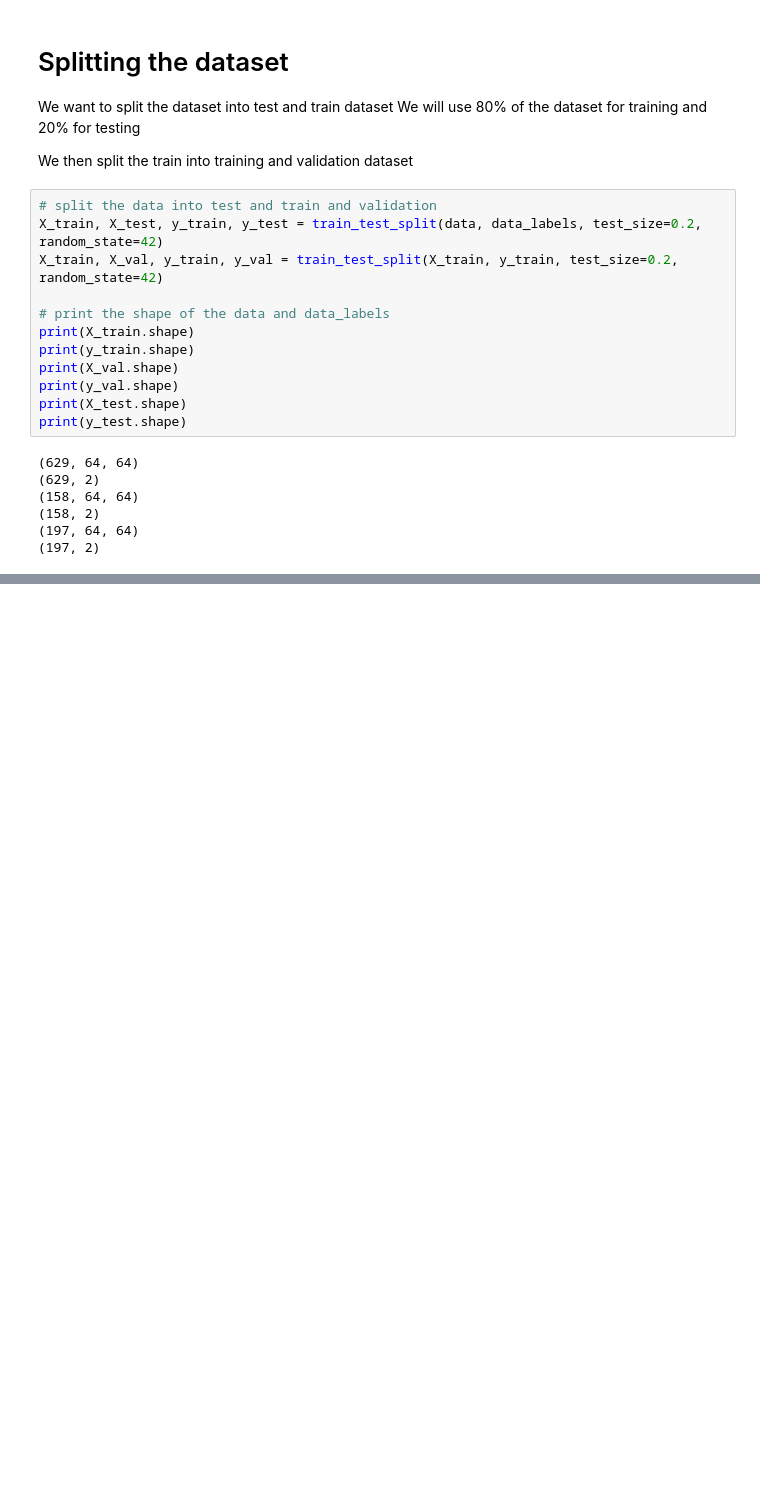
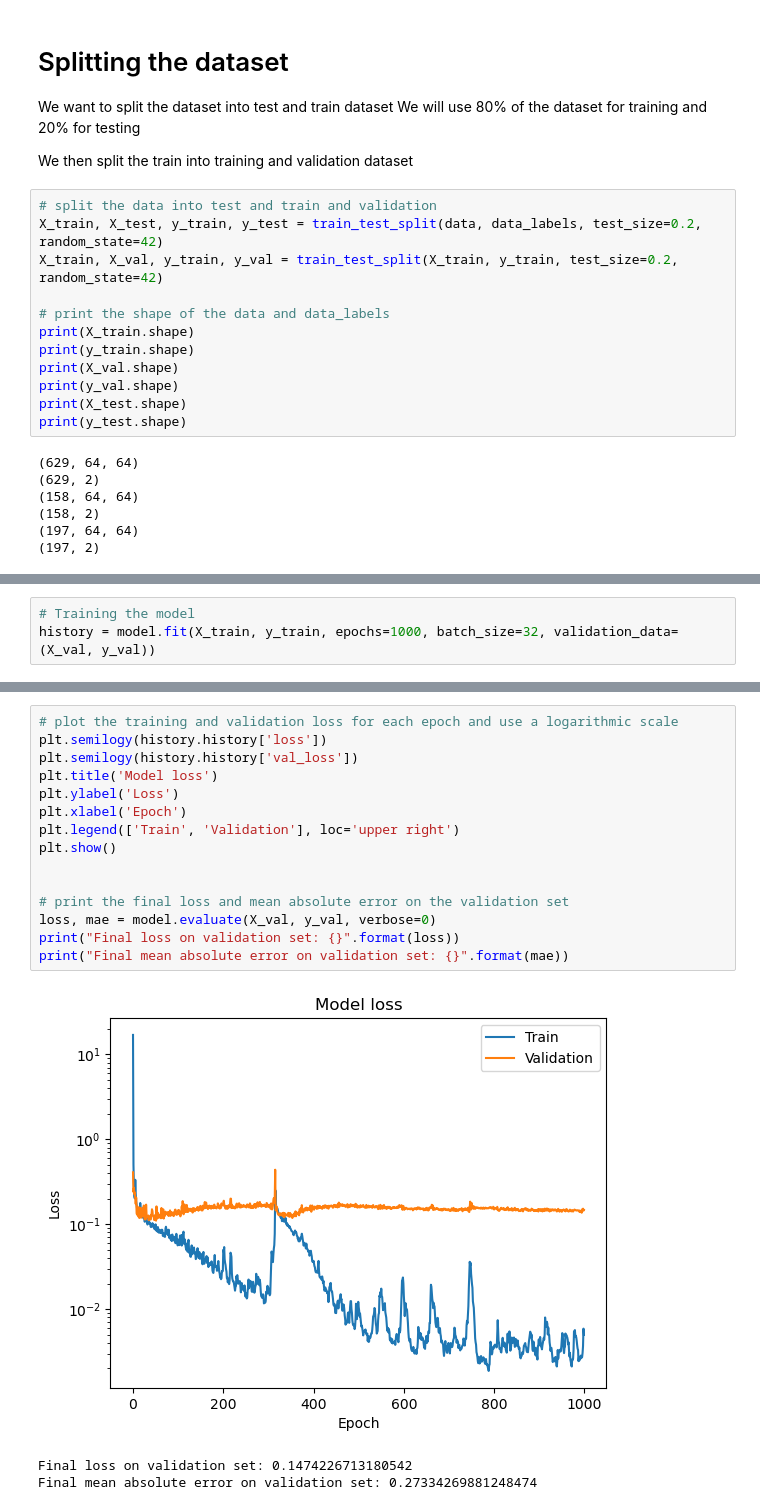
Before and after one commit to lucanatorvs/Applied_Artificial_Intelligence_Lab, a Jupyter notebook: project/trainingDataset.ipynb, the cells around one changed output, grey strips where cells are left out. Saved outputs shown, nothing was run; the diff lists cells and outputs as text; blank space fills up the shorter version.

Commit message:
train and export the first model

```diff
--- a/project/trainingDataset.ipynb
+++ b/project/trainingDataset.ipynb
@@ -200,0 +263,3 @@ we will use a simple CNN model to train the dataset
+# %%
+# Training the model
+history = model.fit(X_train, y_train, epochs=1000, batch_size=32, validation_data=(X_val, y_val))
@@ -200,0 +284,19 @@ we will use a simple CNN model to train the dataset
+# %%
+# plot the training and validation loss for each epoch and use a logarithmic scale
+plt.semilogy(history.history['loss'])
+plt.semilogy(history.history['val_loss'])
+plt.title('Model loss')
+plt.ylabel('Loss')
+plt.xlabel('Epoch')
+plt.legend(['Train', 'Validation'], loc='upper right')
+plt.show()
+
+
+# print the final loss and mean absolute error on the validation set
+loss, mae = model.evaluate(X_val, y_val, verbose=0)
+print("Final loss on validation set: {}".format(loss))
+print("Final mean absolute error on validation set: {}".format(mae))
+# %% [output]
+[figure, added]
+Final loss on validation set: 0.1474226713180542
+Final mean absolute error on validation set: 0.27334269881248474
```
Also changed, not shown: parts of 11 cells of this notebook, 1 other file.
